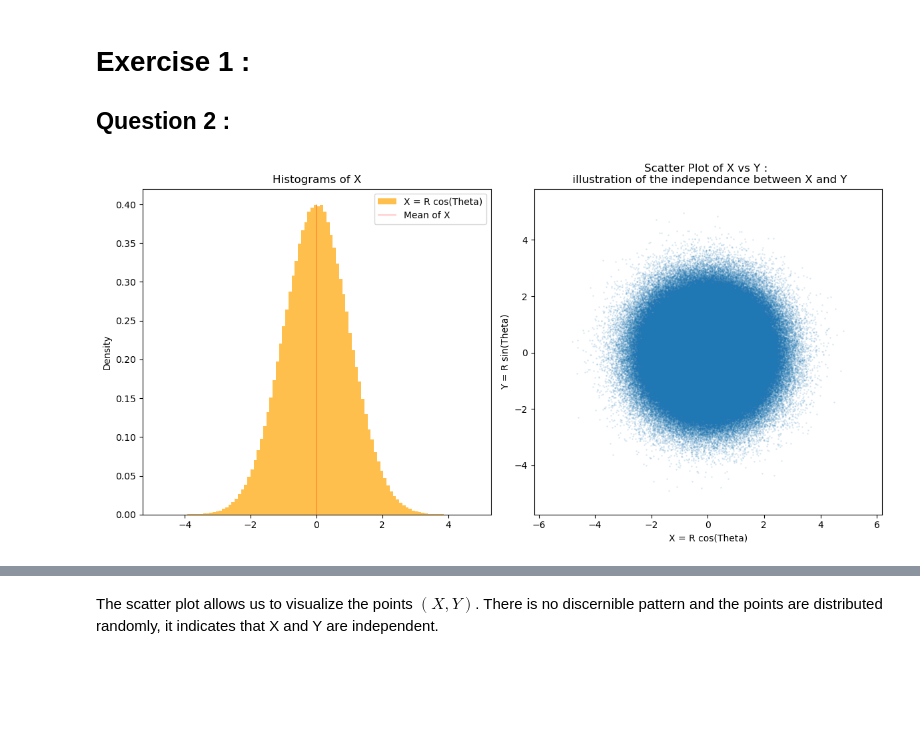
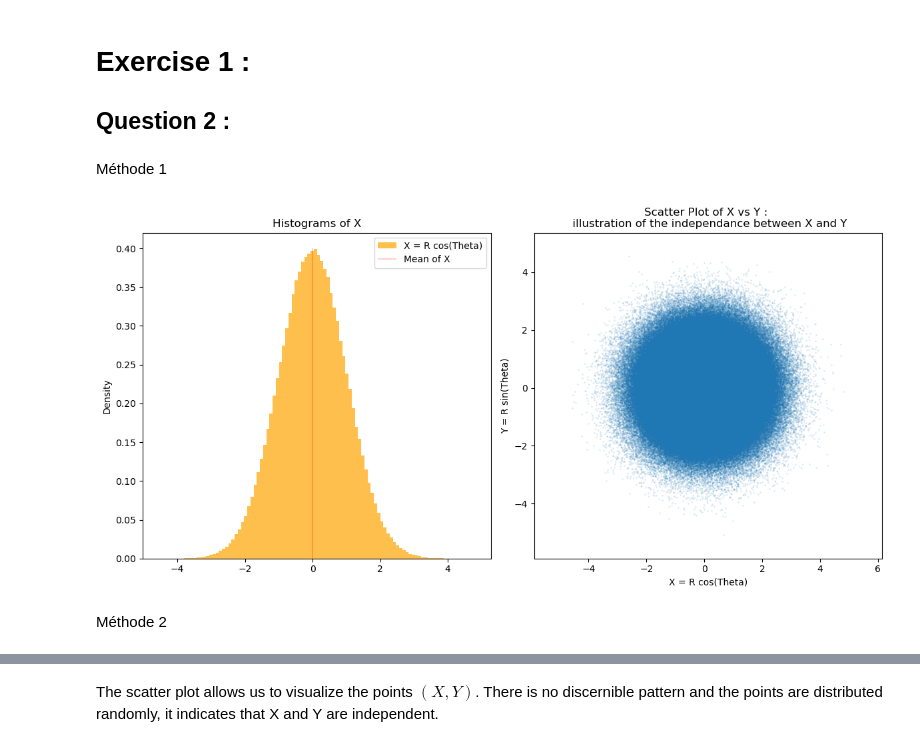
Before and after one commit to AugustinCablant/3A-class, a Jupyter notebook: Computational Statistics/TP1.ipynb, the cells around one changed output, grey strips where cells are left out. Drawn from its saved outputs; the diff is of its cells as text; code cells hidden in the pictures; blank space fills up the shorter version.

```diff
--- a/Computational Statistics/TP1.ipynb
+++ b/Computational Statistics/TP1.ipynb
@@ -4,41 +9,41 @@
+# %% [markdown]
+Méthode 1
 # %%
-import matplotlib.pyplot as plt
-import numpy as np
-import math
-
-n = 10**6    # number of samples
 def sample_raleigh(number_samples):
     U = np.random.uniform(low = 0, high = 1, size = number_samples)
     return np.sqrt(-2 * np.log(1 - U))
 
 sigma = 1    # parameter for the Raleigh distribution
-samples_raleigh = sample_raleigh(n)    # generate samples of the Raleigh distribution
+samples_raleigh = np.random.rayleigh(scale = 1,
+                                     size = n)    # generate samples of the Raleigh distribution
 samples_uniform = np.random.uniform(low = 0,
                                     high = 2 * math.pi,
                                     size = n)    # generate samples of the uniform distribution
 X , Y = samples_raleigh * np.cos(samples_uniform), samples_raleigh * np.sin(samples_uniform)    # generate indepent normal distribution
 
 # plot the samples
 plt.figure(figsize=(12, 6))
 
 # Histogram for X
 plt.subplot(1, 2, 1)
 plt.hist(X, bins = 100, density = True, alpha = 0.7, color = 'orange', label = 'X = R cos(Theta)')
 plt.vlines(x = X.mean(), ymin = 0, ymax = 0.40, color = 'red', label = 'Mean of X', alpha = 0.2)
 #plt.hist(Y, bins=100, density=True, alpha=0.7, color='orange', label='Y = R sin(Theta)')
 plt.title('Histograms of X')
 plt.ylabel('Density')
 plt.legend()
 
 # Scatter plot for X vs Y
 plt.subplot(1, 2, 2)
 plt.scatter(X, Y, alpha=0.1, s=1)
 plt.title('Scatter Plot of X vs Y : \n illustration of the independance between X and Y')
 plt.xlabel('X = R cos(Theta)')
 plt.ylabel('Y = R sin(Theta)')
 plt.axis('equal')
 
 plt.tight_layout()
 plt.show()
 # %% [output]
-[figure, old version]
+[figure, new version]
+# %% [markdown]
+Méthode 2
```
Also changed, not shown: parts of 4 cells of this notebook.
